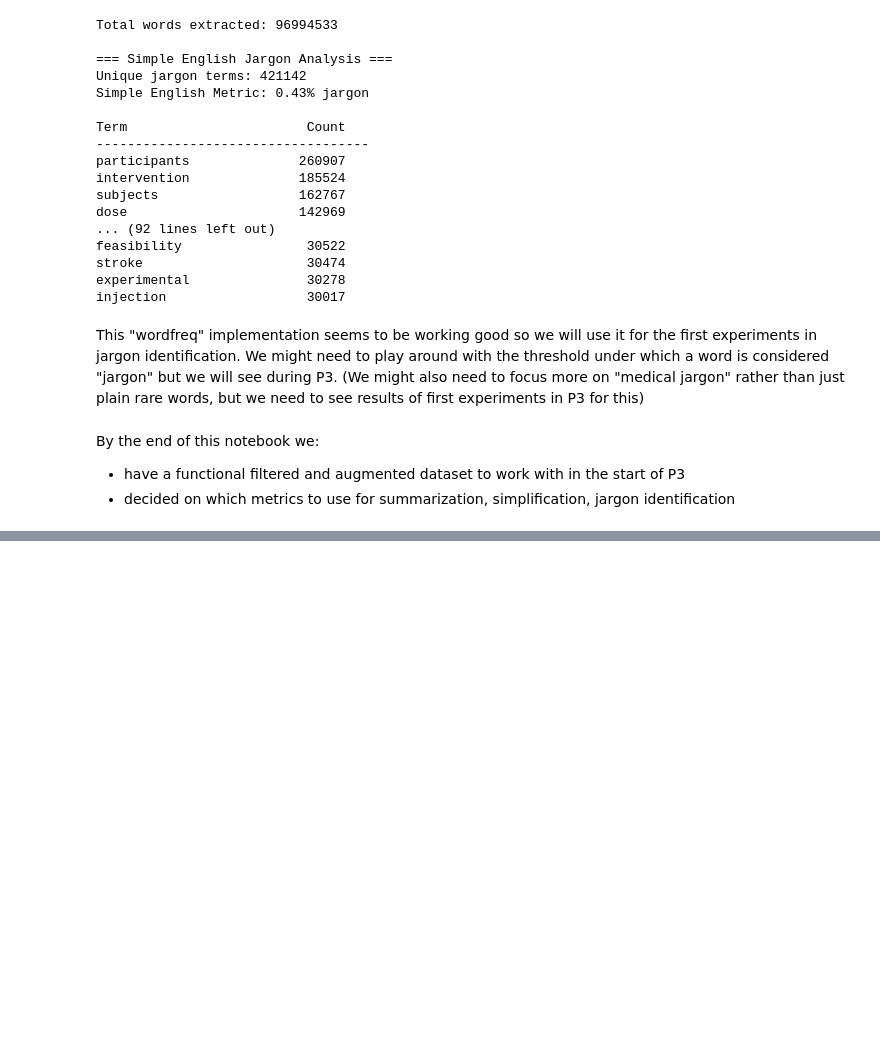
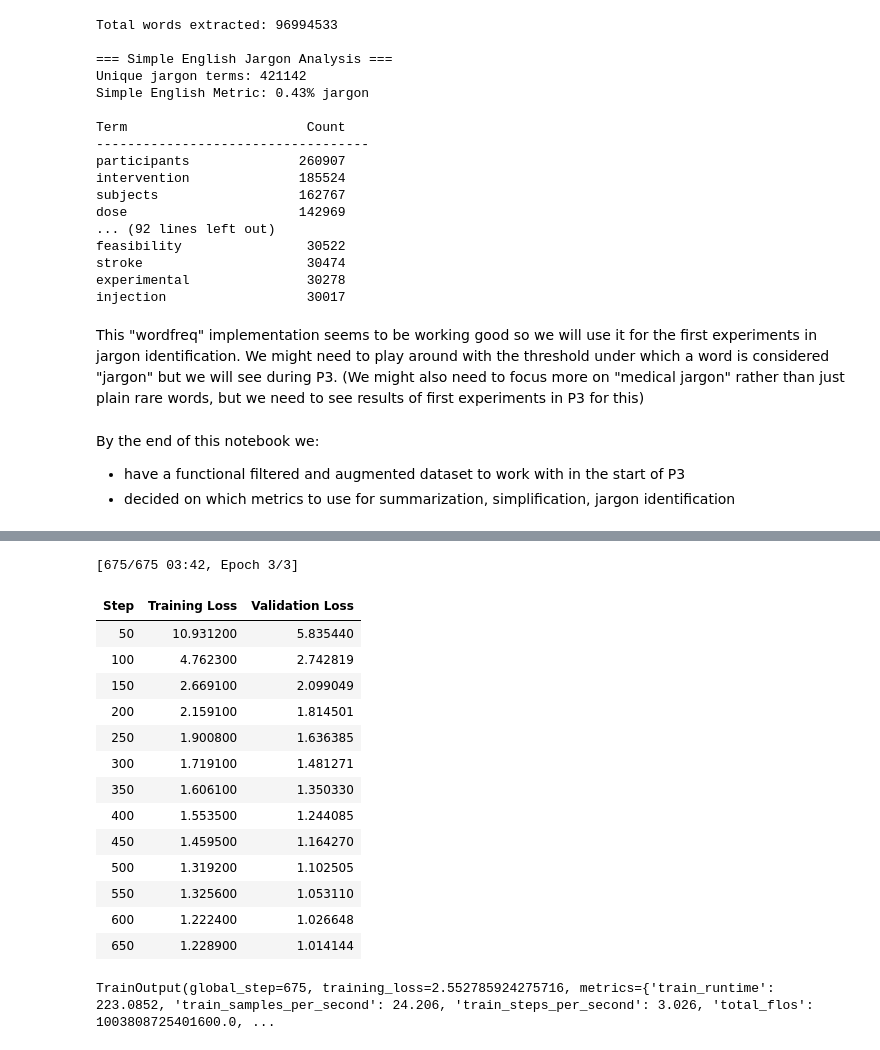
Before and after one commit to au-nlp/project-milestone-p2-group20, a Jupyter notebook: main.ipynb, the cells around one changed output, grey strips where cells are left out. Drawn from its saved outputs; the diff is of its cells as text; code cells hidden in the pictures; blank space fills up the shorter version.

```diff
--- a/main.ipynb
+++ b/main.ipynb
@@ -828,0 +933,13 @@ By the end of this notebook we:
+# %%
+from transformers import AutoTokenizer, AutoModelForSeq2SeqLM
+import torch
+
+model_name_summarization = "google/flan-t5-small"
+
+tokenizer_summarization = AutoTokenizer.from_pretrained(model_name_summarization)
+model_summarization = AutoModelForSeq2SeqLM.from_pretrained(model_name_summarization)
+
+device = "cuda" if torch.cuda.is_available() else "cpu"
+model_summarization.to(device)
+
+print("Using device:", device)
@@ -828,0 +988,20 @@ By the end of this notebook we:
+# %%
+from transformers import DataCollatorForSeq2Seq, Seq2SeqTrainingArguments, Seq2SeqTrainer
+
+data_collator_summarization = DataCollatorForSeq2Seq(tokenizer_summarization, model=model_summarization)
+
+training_args_summarization = Seq2SeqTrainingArguments(
+    output_dir="./flan_t5_small_ct_model",
+    save_strategy="epoch",        # we still save each epoch
+    eval_strategy="steps",
+    eval_steps=50,
+    learning_rate=3e-5,
+    per_device_train_batch_size=4,
+    per_device_eval_batch_size=4,
+    gradient_accumulation_steps=2,
+    num_train_epochs=3,
+    weight_decay=0.01,
+    logging_steps=50,
+    predict_with_generate=True,
+    fp16=False,
+)
@@ -828,0 +1010,28 @@ By the end of this notebook we:
+# %%
+#trainer and train
+trainer_summarization = Seq2SeqTrainer(
+    model=model_summarization,
+    args=training_args_summarization,
+    processing_class=tokenizer_summarization,
+    data_collator=data_collator_summarization,
+    train_dataset=train_ds_summarization,
+    eval_dataset=val_ds_summarization,
+)
+trainer_summarization.train()
+# %% [output]
+[675/675 03:42, Epoch 3/3]
+| Step | Training Loss | Validation Loss |
+| 50 | 10.931200 | 5.835440 |
+| 100 | 4.762300 | 2.742819 |
+| 150 | 2.669100 | 2.099049 |
+| 200 | 2.159100 | 1.814501 |
+| 250 | 1.900800 | 1.636385 |
+| 300 | 1.719100 | 1.481271 |
+| 350 | 1.606100 | 1.350330 |
+| 400 | 1.553500 | 1.244085 |
+| 450 | 1.459500 | 1.164270 |
+| 500 | 1.319200 | 1.102505 |
+| 550 | 1.325600 | 1.053110 |
+| 600 | 1.222400 | 1.026648 |
+| 650 | 1.228900 | 1.014144 |
+TrainOutput(global_step=675, training_loss=2.552785924275716, metrics={'train_runtime': 223.0852, 'train_samples_per_second': 24.206, 'train_steps_per_second': 3.026, 'total_flos': 1003808725401600.0, ...
```
Also changed, not shown: parts of 27 cells of this notebook.
